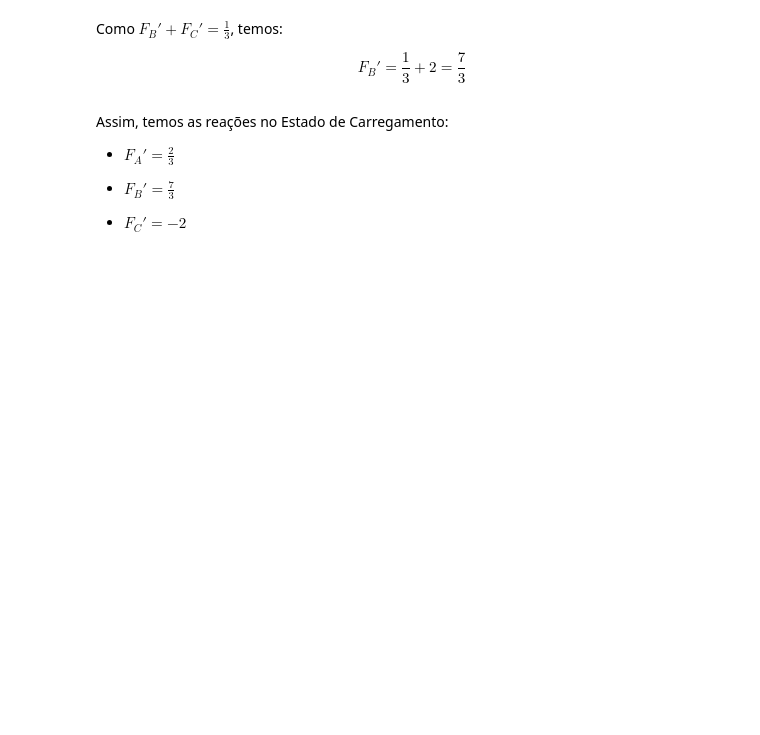
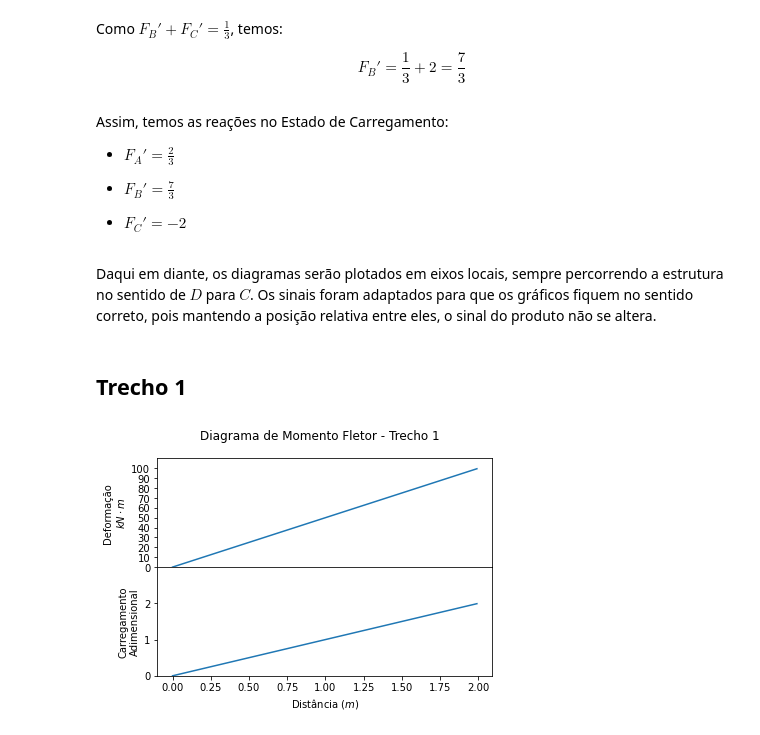
Before and after one commit to noedelima/Mecanica_dos_Solidos_Uff_20_1, a Jupyter notebook: Exercícios PA3/Exercício 6.ipynb, the cells around one changed output. Saved outputs shown, nothing was run; the diff lists cells and outputs as text; code cells hidden in the pictures; blank space fills up the shorter version.

```diff
--- a/Exercícios PA3/Exercício 6.ipynb
+++ b/Exercícios PA3/Exercício 6.ipynb
@@ -209,3 +210,34 @@ Assim, temos as reações no Estado de Carregamento:
 * $F_{B}' = \frac{7}{3}$
 
 * $F_{C}' = -2$
+# %% [markdown]
+Daqui em diante, os diagramas serão plotados em eixos locais, sempre percorrendo a estrutura no sentido de $D$ para $C$. Os sinais foram adaptados para que os gráficos fiquem no sentido correto, pois mantendo a posição relativa entre eles, o sinal do produto não se altera.
+# %% [markdown]
+## Trecho 1
+# %%
+t = np.arange(0.0, 2.0, 0.01)
+
+s1 = 50*t
+s2 = t
+
+fig, axs = plt.subplots(2, 1, sharex=True)
+# Remove horizontal space between axes
+fig.subplots_adjust(hspace=0)
+fig.suptitle('Diagrama de Momento Fletor - Trecho 1')
+
+
+# Plot each graph, and manually set the y tick values
+axs[0].plot(t, s1)
+axs[0].set_yticks(np.arange(0., 110.0, 10))
+axs[0].set_ylim(0, 110)
+axs[0].set_ylabel('Deformação\n$kN\cdot m$')
+
+axs[1].plot(t, s2)
+axs[1].set_yticks(np.arange(0., 3.0, 1))
+axs[1].set_ylim(0, 3)
+axs[1].set_ylabel('Carregamento\nAdimensional')
+axs[1].set_xlabel('Distância ($m$)')
+
+plt.show()
+# %% [output]
+[figure, added]
```
Also changed, not shown: parts of 28 cells of this notebook.
